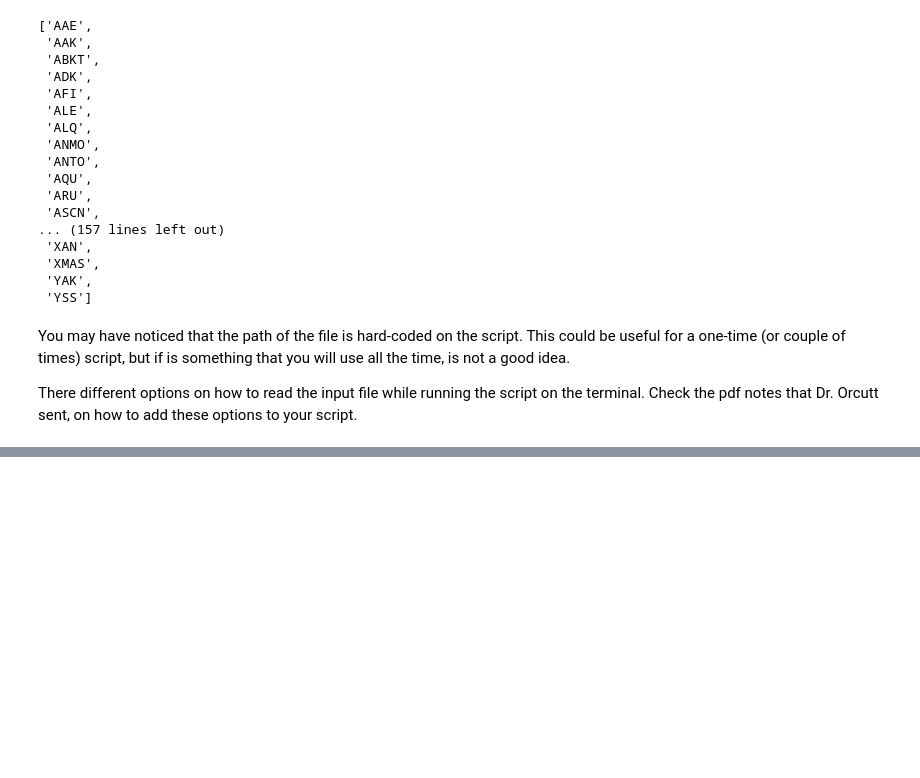
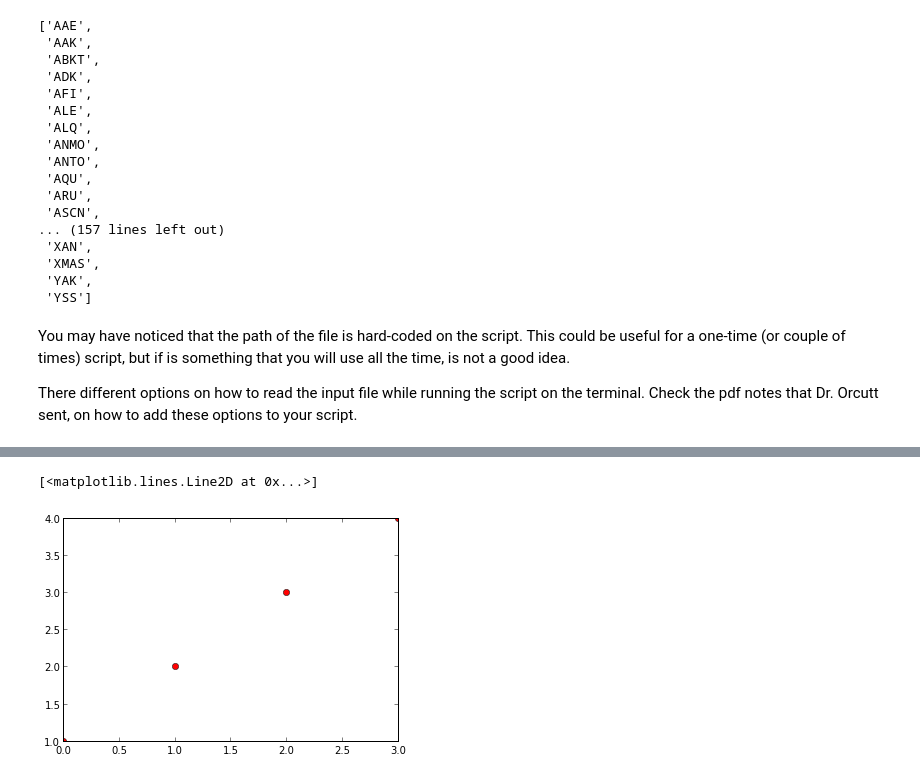
Before and after one commit to juanu/SIO233_Notes, a Jupyter notebook: IntroPython_Week2.ipynb, the cells around one changed output, grey strips where cells are left out. Drawn from its saved outputs; the diff is of its cells as text; code cells hidden in the pictures; blank space fills up the shorter version.

```diff
--- a/IntroPython_Week2.ipynb
+++ b/IntroPython_Week2.ipynb
@@ -506,0 +529,5 @@ There different options on how to read the input file while running the script o
+# %%
+plt.plot([1,2,3,4],'ro') # We use red dots instead of lines
+# %% [output]
+[<matplotlib.lines.Line2D at 0x...>]
+[figure, added]
```
Also changed, not shown: parts of 25 cells of this notebook.
